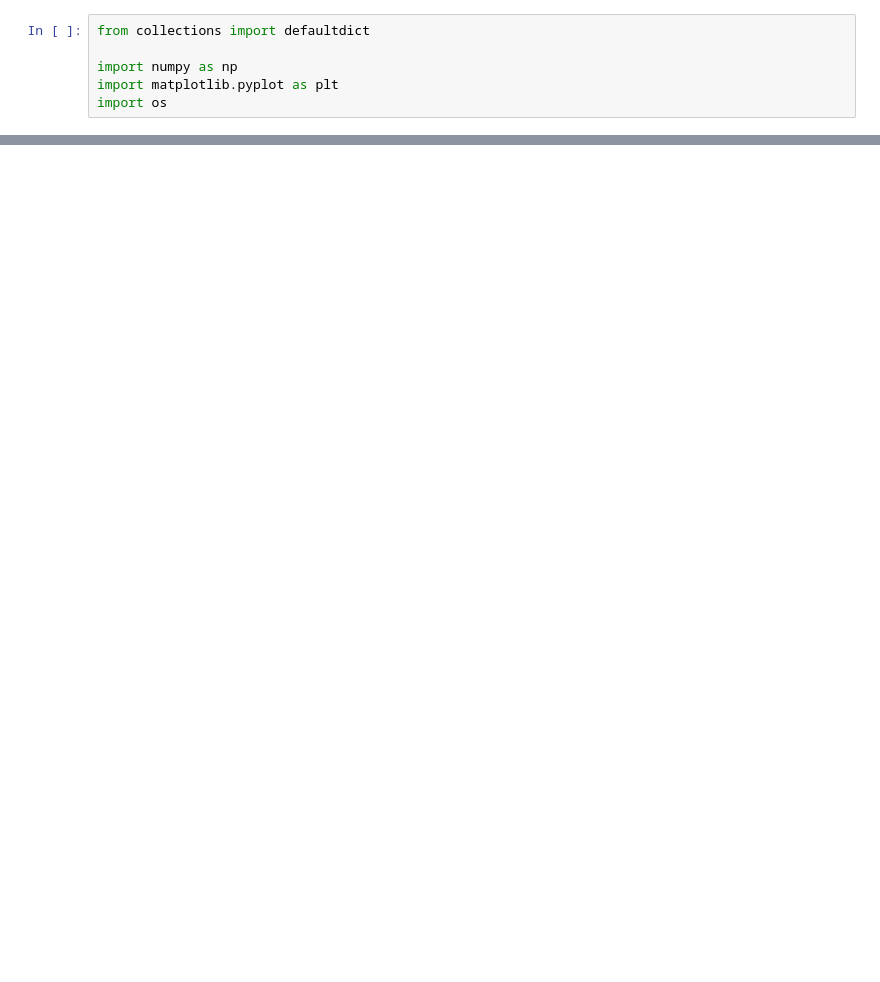
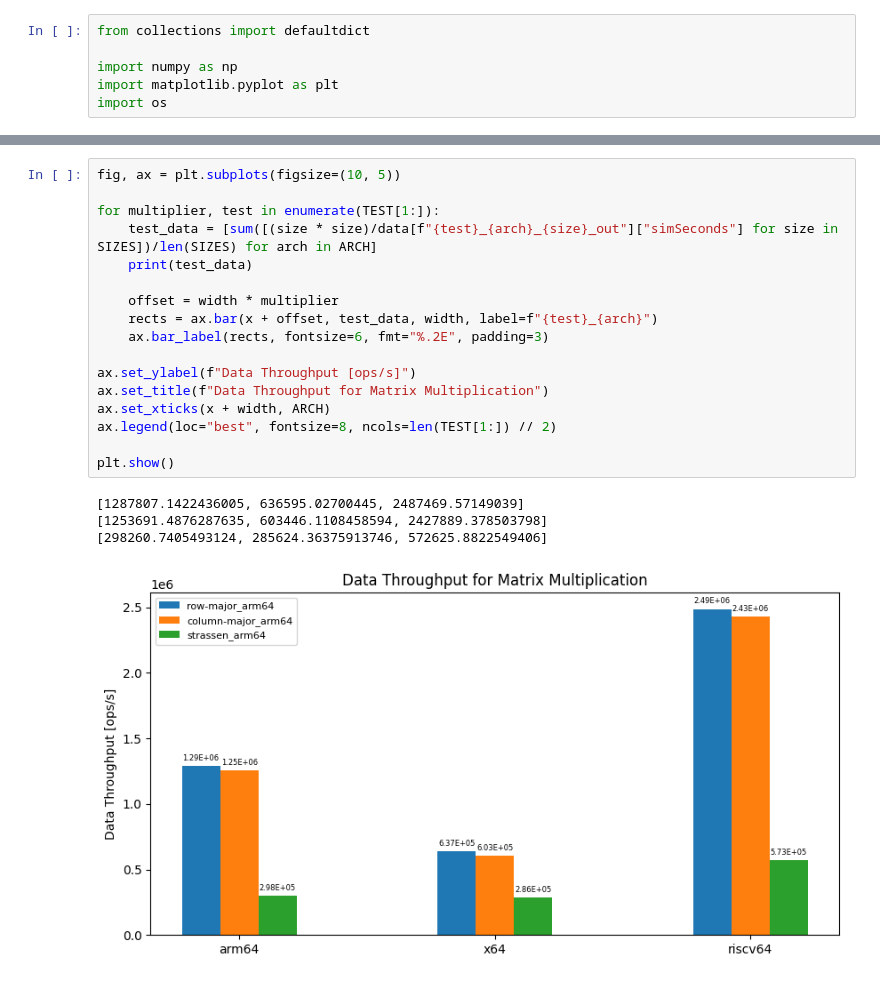
Before and after one commit to Hammad-Izhar/bansal-airlines, a Jupyter notebook: stats.ipynb, the cells around one changed output, grey strips where cells are left out. Drawn from its saved outputs; the diff is of its cells as text; blank space fills up the shorter version.

```diff
--- a/stats.ipynb
+++ b/stats.ipynb
@@ -65,0 +70,22 @@ plt.show()
+# %%
+fig, ax = plt.subplots(figsize=(10, 5))
+
+for multiplier, test in enumerate(TEST[1:]):
+    test_data = [sum([(size * size)/data[f"{test}_{arch}_{size}_out"]["simSeconds"] for size in SIZES])/len(SIZES) for arch in ARCH]
+    print(test_data)
+
+    offset = width * multiplier
+    rects = ax.bar(x + offset, test_data, width, label=f"{test}_{arch}")
+    ax.bar_label(rects, fontsize=6, fmt="%.2E", padding=3)
+
+ax.set_ylabel(f"Data Throughput [ops/s]")
+ax.set_title(f"Data Throughput for Matrix Multiplication")
+ax.set_xticks(x + width, ARCH)
+ax.legend(loc="best", fontsize=8, ncols=len(TEST[1:]) // 2)
+
+plt.show()
+# %% [output]
+[1287807.1422436005, 636595.02700445, 2487469.57149039]
+[1253691.4876287635, 603446.1108458594, 2427889.378503798]
+[298260.7405493124, 285624.36375913746, 572625.8822549406]
+[figure, added]
```
Also changed, not shown: parts of 2 cells of this notebook.
